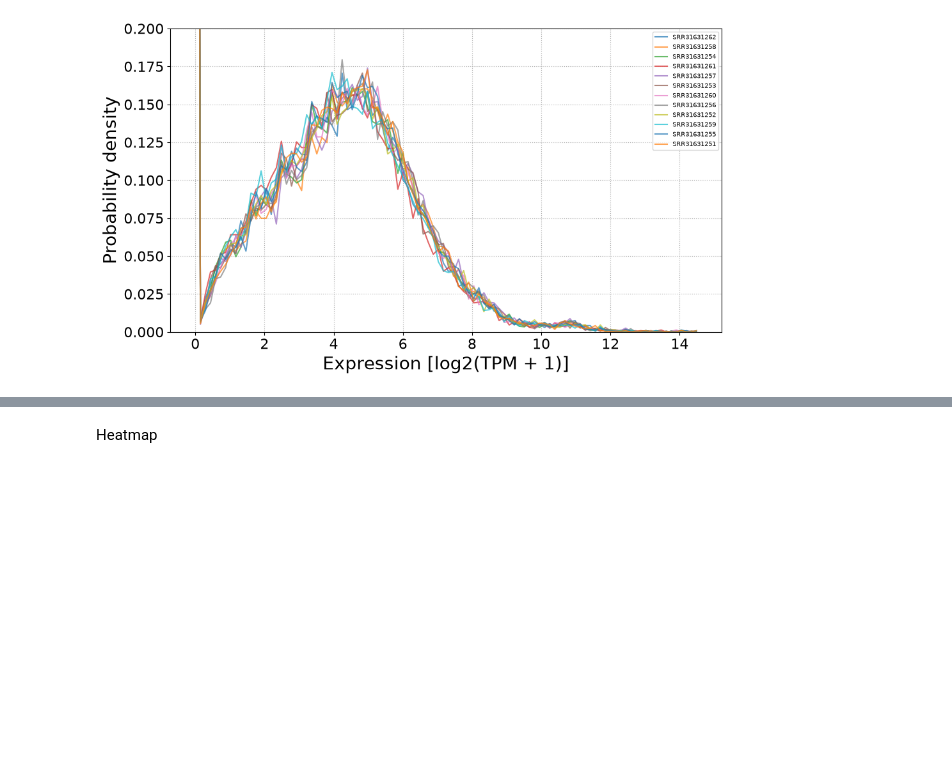
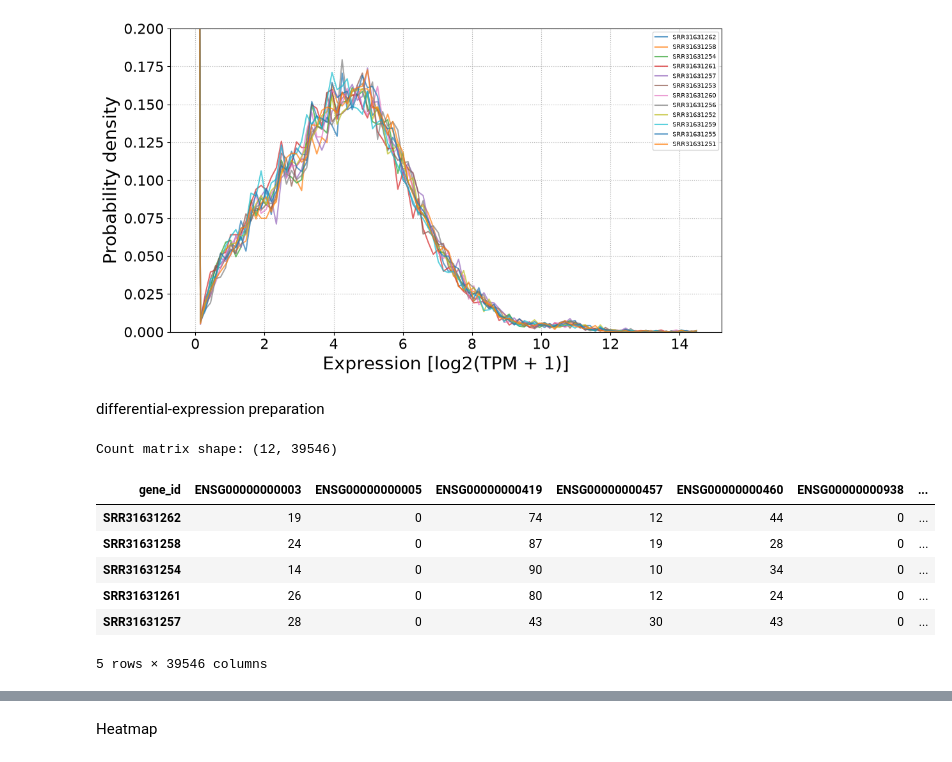
Before and after one commit to SvavaDa/GSE283655_project, a Jupyter notebook: GSE283655-simplified-data.ipynb, the cells around one changed output, grey strips where cells are left out. Saved outputs shown, nothing was run; the diff lists cells and outputs as text; code cells hidden in the pictures; blank space fills up the shorter version.

```diff
--- a/GSE283655-simplified-data.ipynb
+++ b/GSE283655-simplified-data.ipynb
@@ -1023,3 +1023,29 @@ plt.savefig(
 plt.show()
 # %% [output]
 [figure]
+# %% [markdown]
+differential-expression preparation
+# %%
+# Put gene_id as the index
+gene_counts = gene_counts_all.set_index("gene_id")
+
+# Kallisto estimated counts can contain decimals.
+# PyDESeq2 expects non-negative integer counts.
+gene_counts_integer = np.rint(gene_counts).astype(int)
+
+# PyDESeq2 expects:
+# rows = samples
+# columns = genes
+counts = gene_counts_integer.T.copy()
+
+print("Count matrix shape:", counts.shape)
+counts.head()
+# %% [output]
+Count matrix shape: (12, 39546)
+| gene_id | ENSG00000000003 | ENSG00000000005 | ENSG00000000419 | ENSG00000000457 | ENSG00000000460 | ENSG00000000938 | ... |
+| SRR31631262 | 19 | 0 | 74 | 12 | 44 | 0 | ... |
+| SRR31631258 | 24 | 0 | 87 | 19 | 28 | 0 | ... |
+| SRR31631254 | 14 | 0 | 90 | 10 | 34 | 0 | ... |
+| SRR31631261 | 26 | 0 | 80 | 12 | 24 | 0 | ... |
+| SRR31631257 | 28 | 0 | 43 | 30 | 43 | 0 | ... |
+5 rows × 39546 columns
```
Also changed, not shown: parts of 15 cells of this notebook.
